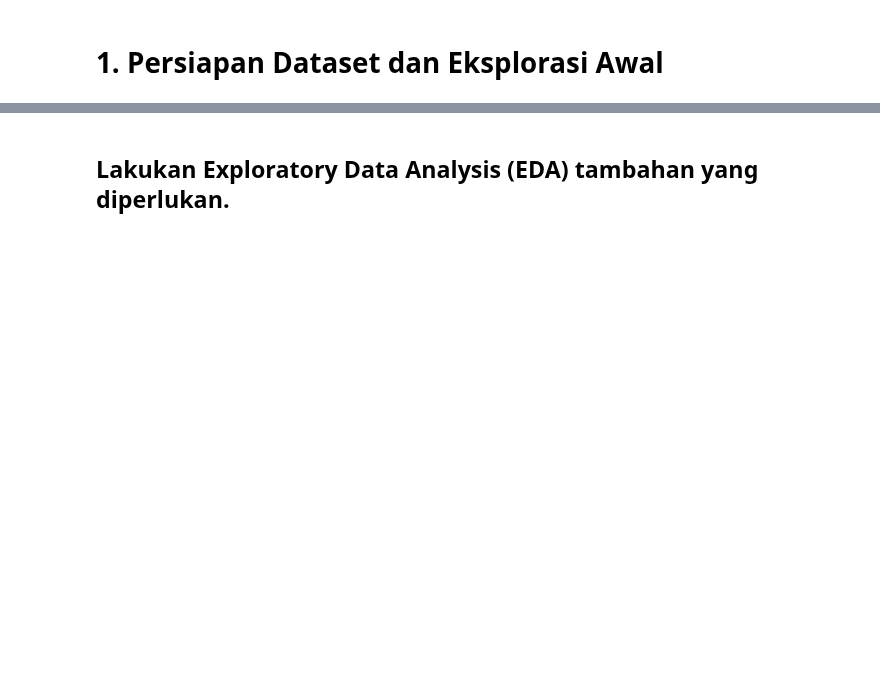
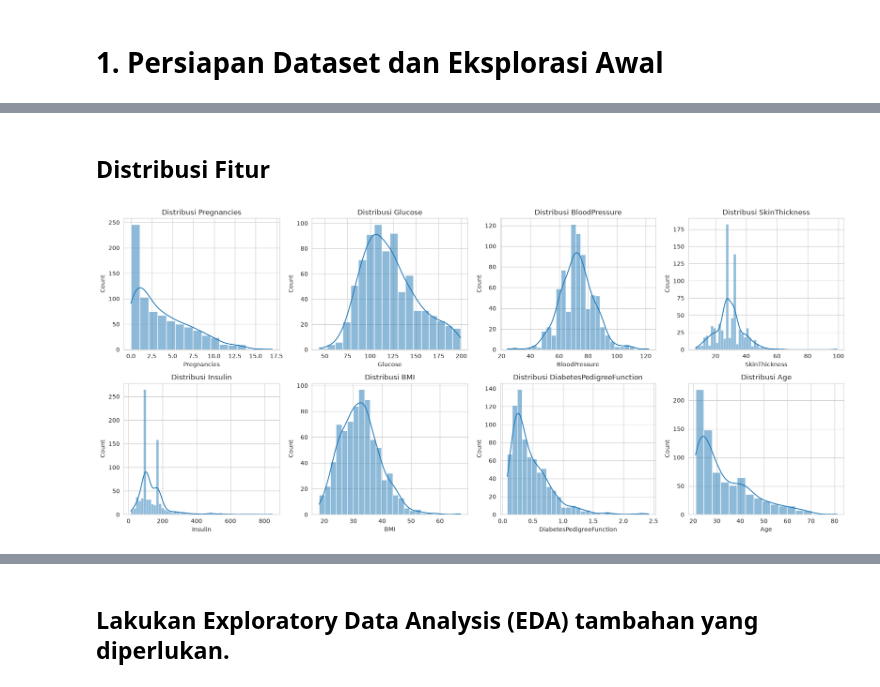
Before and after one commit to alfiwillianz-kuliah/Praktikum-ML-RKA, a Jupyter notebook: 2.Naive_Bayes,Logistic_Regression/2_NB_Logreg_NRP.ipynb, the cells around one changed output, grey strips where cells are left out. Saved outputs shown, nothing was run; the diff lists cells and outputs as text; code cells hidden in the pictures; blank space fills up the shorter version.

```diff
--- a/2.Naive_Bayes,Logistic_Regression/2_NB_Logreg_NRP.ipynb
+++ b/2.Naive_Bayes,Logistic_Regression/2_NB_Logreg_NRP.ipynb
@@ -37,0 +90,6 @@ Langkah-langkah yang harus dilakukan antara lain:
+# %%
+zero_cols = ['Glucose', 'BloodPressure', 'SkinThickness', 'Insulin', 'BMI']
+
+for col in zero_cols:
+    n_zero = (df[col] == 0).sum()
+    print(f'{col}: {n_zero} nilai 0 ({n_zero / len(df) * 100:.2f}%)')
@@ -37,0 +149,16 @@ Langkah-langkah yang harus dilakukan antara lain:
+# %% [markdown]
+## Distribusi Fitur
+# %%
+features = [col for col in df.columns if col != 'Outcome']
+
+fig, axes = plt.subplots(2, 4, figsize=(18, 8))
+axes = axes.flatten()
+
+for i, col in enumerate(features):
+    sns.histplot(df[col], kde=True, ax=axes[i])
+    axes[i].set_title(f'Distribusi {col}')
+
+plt.tight_layout()
+plt.show()
+# %% [output]
+[figure, added]
```
Also changed, not shown: parts of 59 cells of this notebook, 2 other files.
